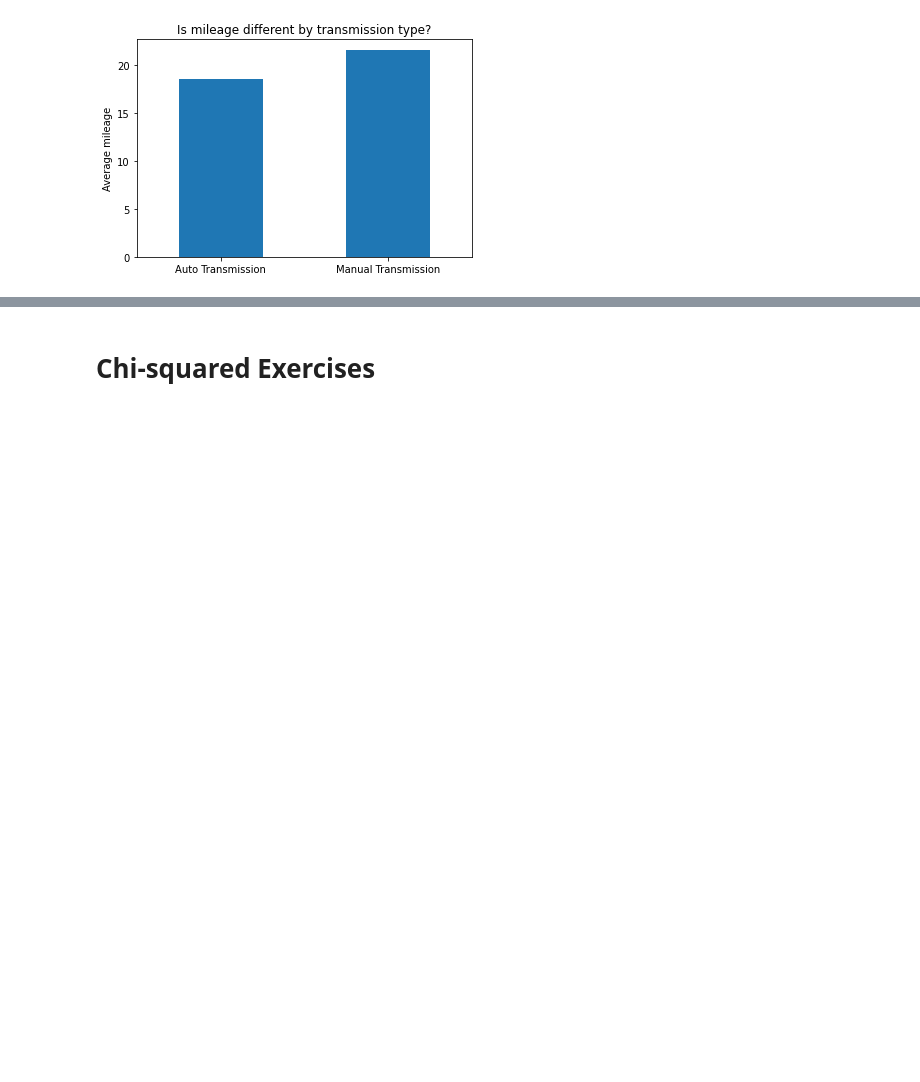
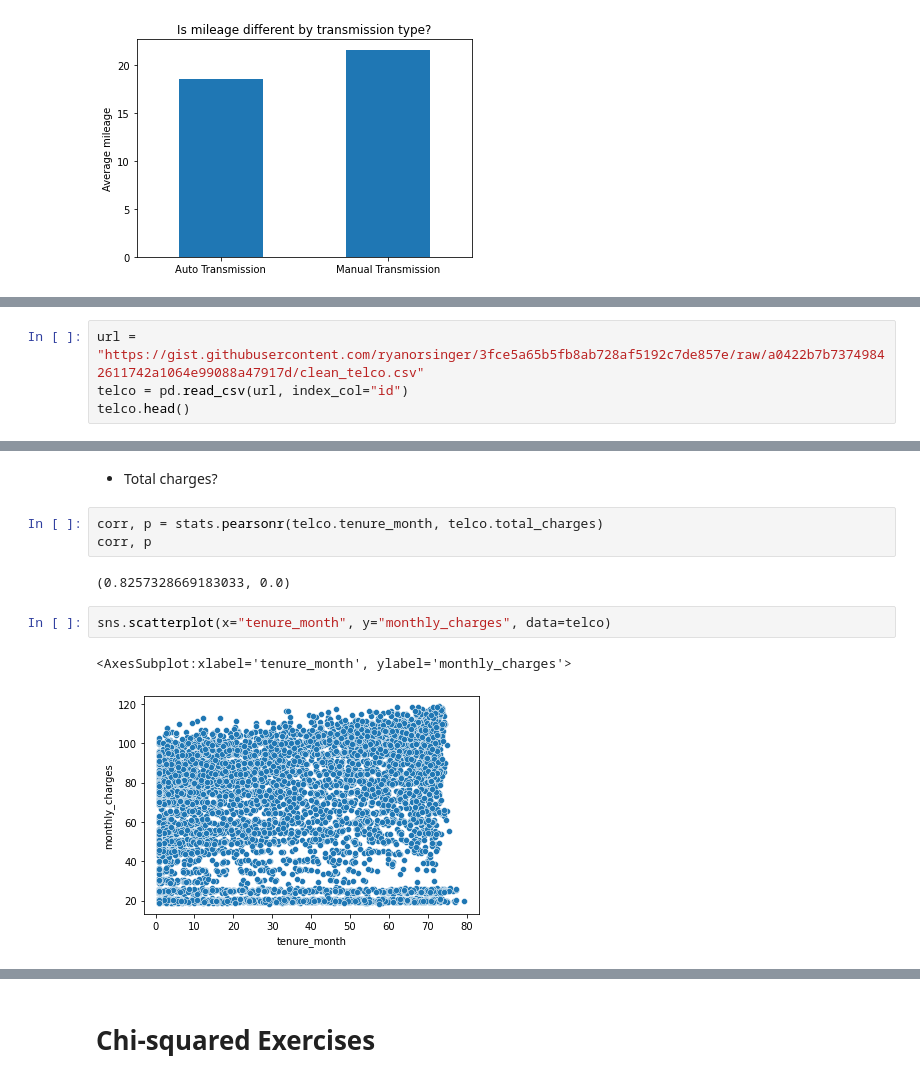
Before and after one commit to Jared-Godar/statistics-exercises, a Jupyter notebook: hypothesis_testing.ipynb, the cells around one changed output, grey strips where cells are left out. Saved outputs shown, nothing was run; the diff lists cells and outputs as text; blank space fills up the shorter version.

```diff
--- a/hypothesis_testing.ipynb
+++ b/hypothesis_testing.ipynb
@@ -372,0 +372,4 @@ Text(0.5, 1.0, 'Is mileage different by transmission type?')
+# %%
+url = "https://gist.githubusercontent.com/ryanorsinger/3fce5a65b5fb8ab728af5192c7de857e/raw/a0422b7b73749842611742a1064e99088a47917d/clean_telco.csv"
+telco = pd.read_csv(url, index_col="id")
+telco.head()
@@ -372,0 +404,12 @@ Text(0.5, 1.0, 'Is mileage different by transmission type?')
+# %% [markdown]
+- Total charges?
+# %%
+corr, p = stats.pearsonr(telco.tenure_month, telco.total_charges)
+corr, p
+# %% [output]
+(0.8257328669183033, 0.0)
+# %%
+sns.scatterplot(x="tenure_month", y="monthly_charges", data=telco)
+# %% [output]
+<AxesSubplot:xlabel='tenure_month', ylabel='monthly_charges'>
+[figure, added]
```
Also changed, not shown: parts of 74 cells of this notebook, 1 other file.
